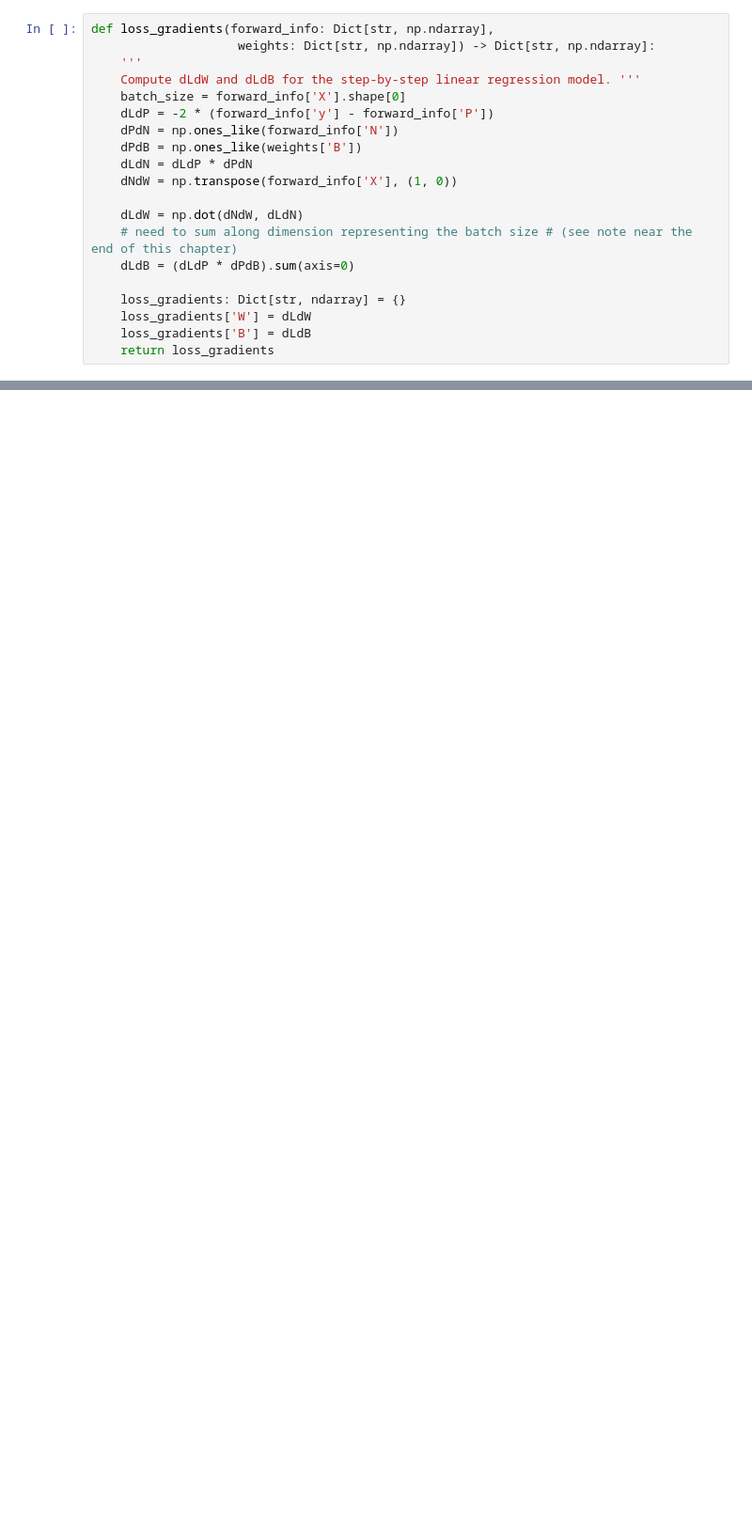
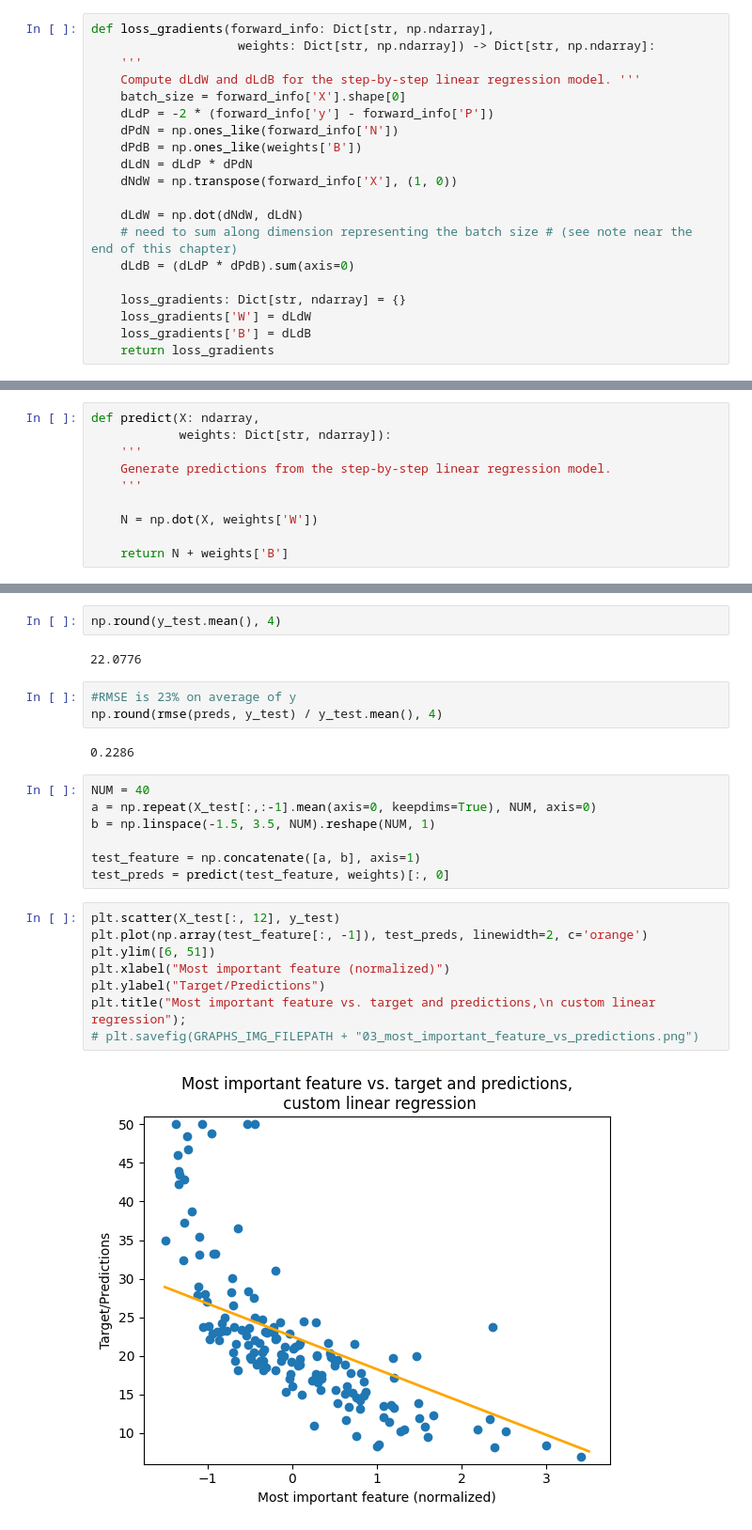
Before and after one commit to ThinhPTran/mlfromfirstprinciple, a Jupyter notebook: programs/numpy/linear_regression.ipynb, the cells around one changed output, grey strips where cells are left out. Shown: that part at 94% size. Drawn from its saved outputs; the diff is of its cells as text; blank space fills up the shorter version.

```diff
--- a/programs/numpy/linear_regression.ipynb
+++ b/programs/numpy/linear_regression.ipynb
@@ -95,0 +296,10 @@ numpy.ndarray
+# %%
+def predict(X: ndarray,
+            weights: Dict[str, ndarray]):
+    '''
+    Generate predictions from the step-by-step linear regression model.
+    '''
+
+    N = np.dot(X, weights['W'])
+
+    return N + weights['B']
@@ -95,0 +320,26 @@ numpy.ndarray
+# %%
+np.round(y_test.mean(), 4)
+# %% [output]
+22.0776
+# %%
+#RMSE is 23% on average of y
+np.round(rmse(preds, y_test) / y_test.mean(), 4)
+# %% [output]
+0.2286
+# %%
+NUM = 40
+a = np.repeat(X_test[:,:-1].mean(axis=0, keepdims=True), NUM, axis=0)
+b = np.linspace(-1.5, 3.5, NUM).reshape(NUM, 1)
+
+test_feature = np.concatenate([a, b], axis=1)
+test_preds = predict(test_feature, weights)[:, 0]
+# %%
+plt.scatter(X_test[:, 12], y_test)
+plt.plot(np.array(test_feature[:, -1]), test_preds, linewidth=2, c='orange')
+plt.ylim([6, 51])
+plt.xlabel("Most important feature (normalized)")
+plt.ylabel("Target/Predictions")
+plt.title("Most important feature vs. target and predictions,\n custom linear regression");
+# plt.savefig(GRAPHS_IMG_FILEPATH + "03_most_important_feature_vs_predictions.png")
+# %% [output]
+[figure, added]
```
Also changed, not shown: parts of 21 cells of this notebook.
